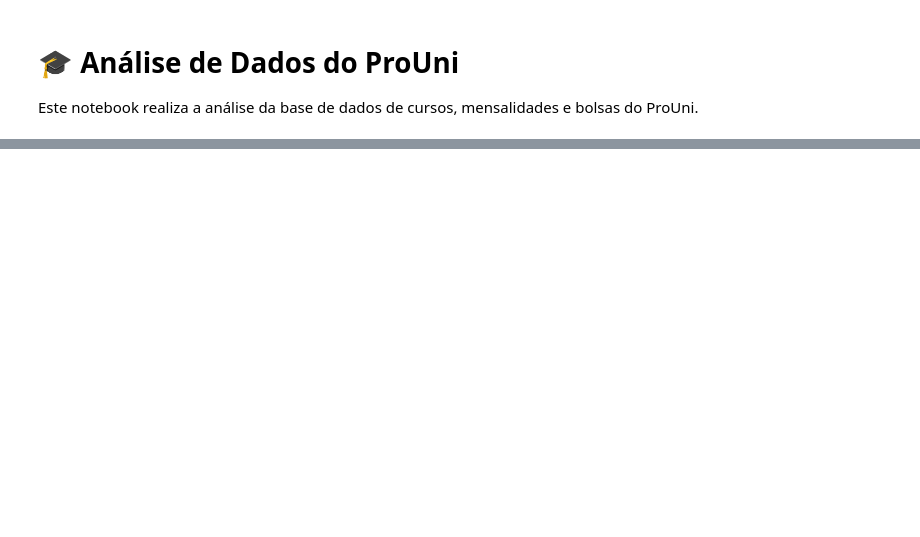
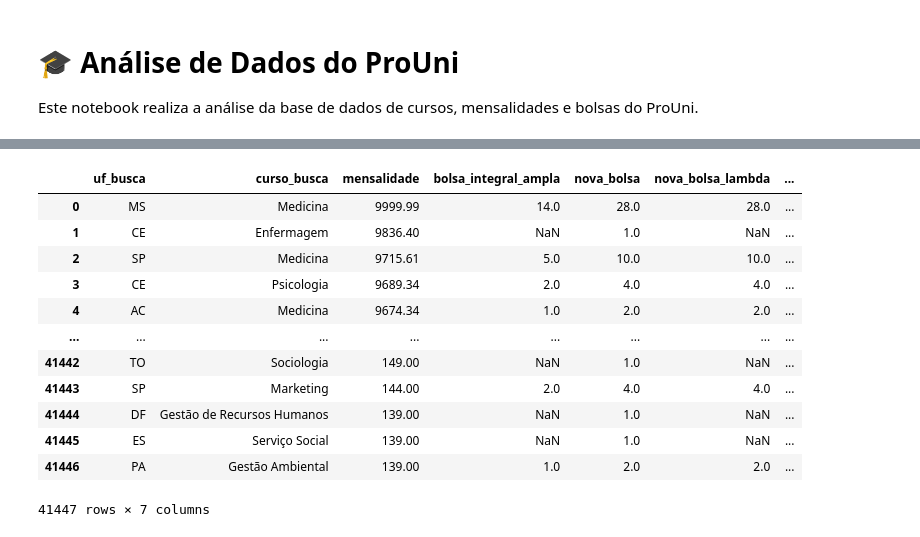
Before and after one commit to NicholasTeixeira/Descomplica--Analise-de-Dados-, a Jupyter notebook: analise_prouni.ipynb, the cells around one changed output, grey strips where cells are left out. Cells and saved outputs as stored; diff of their text form; code cells hidden in the pictures; blank space fills up the shorter version.

```diff
--- a/analise_prouni.ipynb
+++ b/analise_prouni.ipynb
@@ -61,0 +23,2 @@ plt.show()
+# %%
+pd.set_option('display.max_rows', 1000)
@@ -61,0 +110,3 @@ plt.show()
+# %%
+df = df_prouni[['uf_busca', 'curso_busca', 'mensalidade', 'bolsa_integral_ampla']]
+df
@@ -61,0 +149,3 @@ plt.show()
+# %%
+df['nova_bolsa'] = df['nova_bolsa'].fillna(1)
+df
@@ -61,0 +171,3 @@ plt.show()
+# %%
+df['nova_bolsa_lambda'] = df['bolsa_integral_ampla'].apply(lambda x: x * 2)
+df
@@ -61,0 +193,17 @@ plt.show()
+# %%
+df = df.assign(nova_bolsa_lambda2 = lambda x : (x['bolsa_integral_ampla'] * 2))
+df
+# %% [output]
+|  | uf_busca | curso_busca | mensalidade | bolsa_integral_ampla | nova_bolsa | nova_bolsa_lambda | ... |
+| 0 | MS | Medicina | 9999.99 | 14.0 | 28.0 | 28.0 | ... |
+| 1 | CE | Enfermagem | 9836.40 | NaN | 1.0 | NaN | ... |
+| 2 | SP | Medicina | 9715.61 | 5.0 | 10.0 | 10.0 | ... |
+| 3 | CE | Psicologia | 9689.34 | 2.0 | 4.0 | 4.0 | ... |
+| 4 | AC | Medicina | 9674.34 | 1.0 | 2.0 | 2.0 | ... |
+| ... | ... | ... | ... | ... | ... | ... | ... |
+| 41442 | TO | Sociologia | 149.00 | NaN | 1.0 | NaN | ... |
+| 41443 | SP | Marketing | 144.00 | 2.0 | 4.0 | 4.0 | ... |
+| 41444 | DF | Gestão de Recursos Humanos | 139.00 | NaN | 1.0 | NaN | ... |
+| 41445 | ES | Serviço Social | 139.00 | NaN | 1.0 | NaN | ... |
+| 41446 | PA | Gestão Ambiental | 139.00 | 1.0 | 2.0 | 2.0 | ... |
+41447 rows × 7 columns
```
Also changed, not shown: parts of 19 cells of this notebook, 1 other file.
